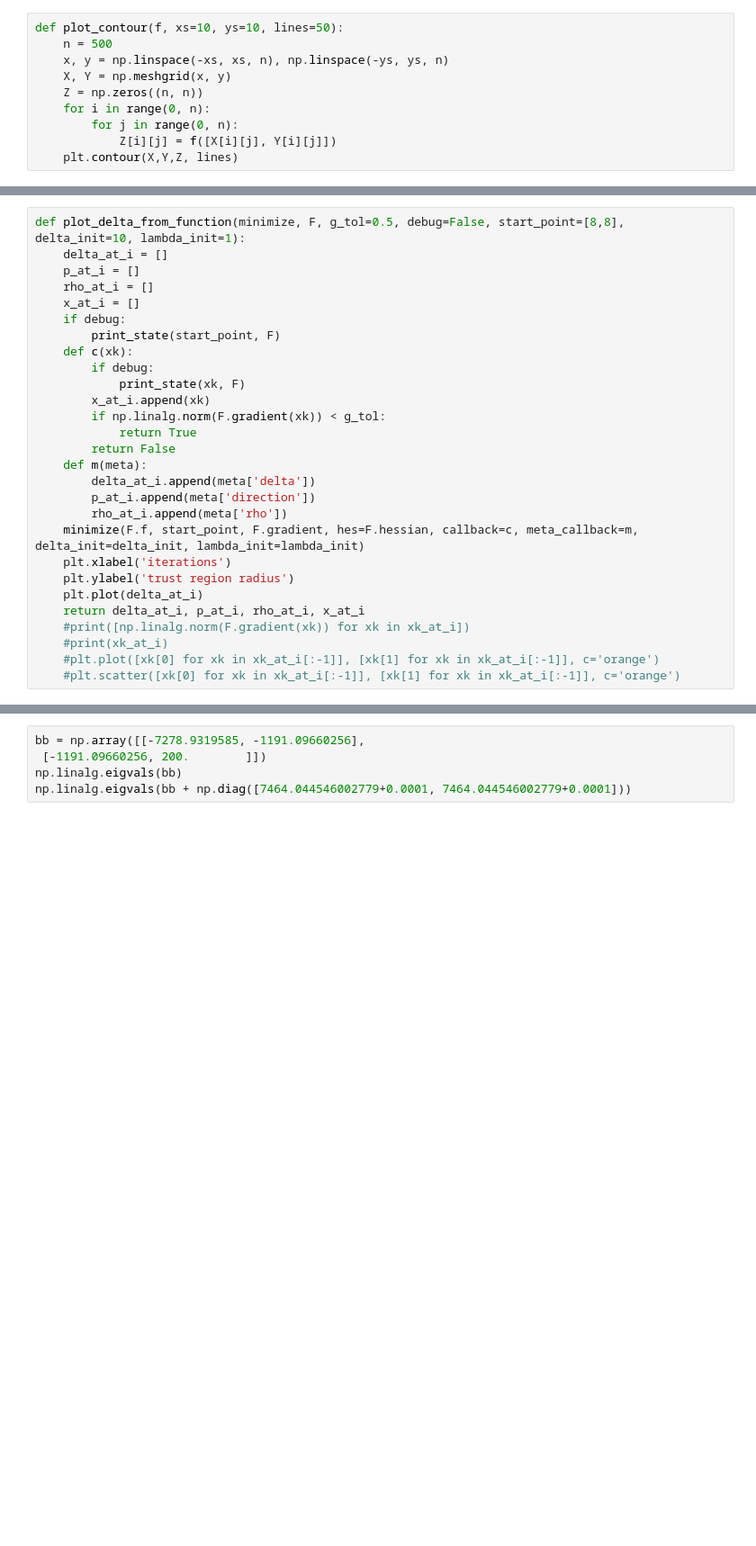
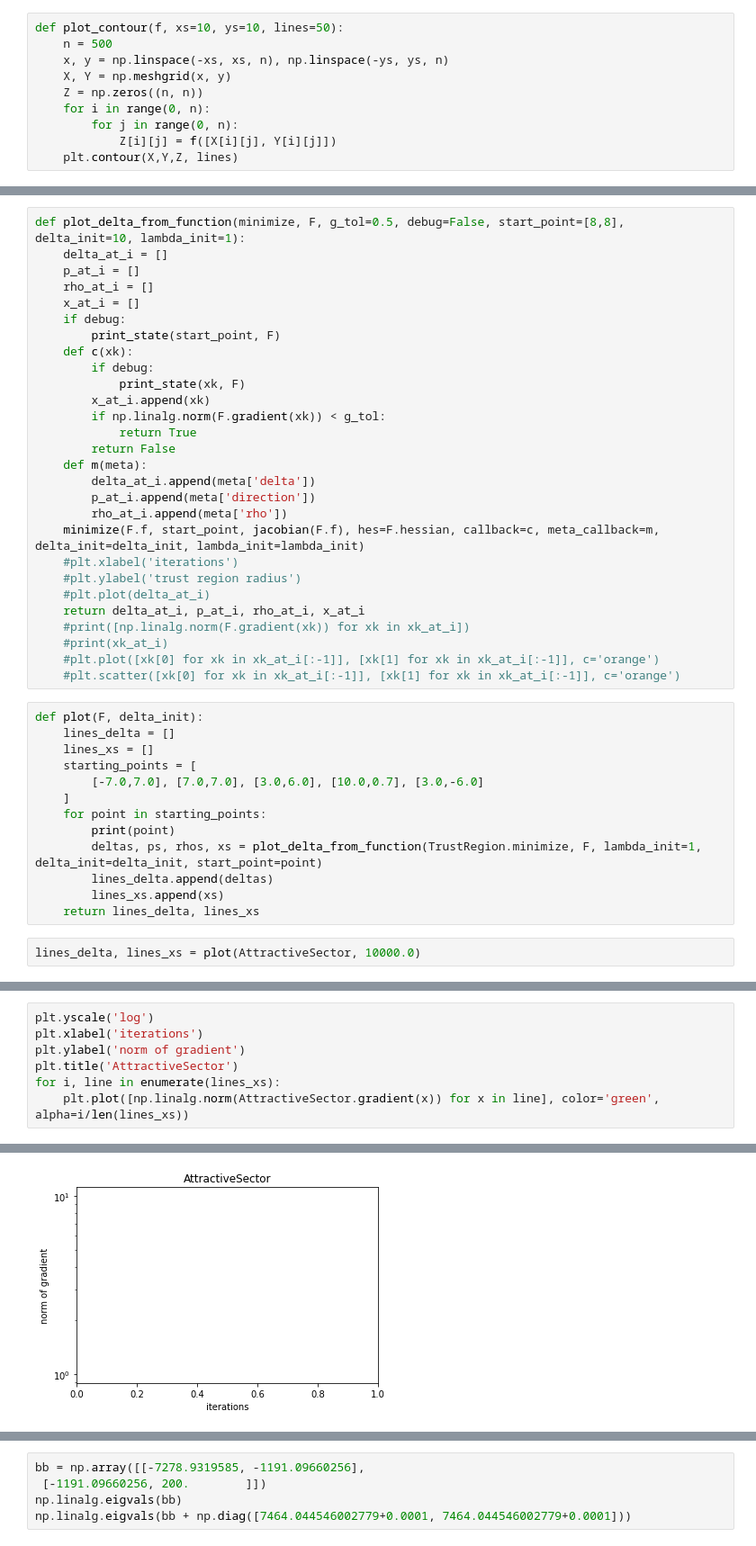
Before and after one commit to Snailed/no-2022-code, a Jupyter notebook: no-assignment-4.ipynb, the cells around one changed output, grey strips where cells are left out. Shown: that part at 90% size. Cells and saved outputs as stored; diff of their text form; blank space fills up the shorter version.

```diff
--- a/no-assignment-4.ipynb
+++ b/no-assignment-4.ipynb
@@ -75,12 +76,27 @@ def plot_delta_from_function(minimize, F, g_tol=0.5, debug=False, start_point=[8
         delta_at_i.append(meta['delta'])
         p_at_i.append(meta['direction'])
         rho_at_i.append(meta['rho'])
-    minimize(F.f, start_point, F.gradient, hes=F.hessian, callback=c, meta_callback=m, delta_init=delta_init, lambda_init=lambda_init)
-    plt.xlabel('iterations')
-    plt.ylabel('trust region radius')
-    plt.plot(delta_at_i)
+    minimize(F.f, start_point, jacobian(F.f), hes=F.hessian, callback=c, meta_callback=m, delta_init=delta_init, lambda_init=lambda_init)
+    #plt.xlabel('iterations')
+    #plt.ylabel('trust region radius')
+    #plt.plot(delta_at_i)
     return delta_at_i, p_at_i, rho_at_i, x_at_i
     #print([np.linalg.norm(F.gradient(xk)) for xk in xk_at_i])
     #print(xk_at_i)
     #plt.plot([xk[0] for xk in xk_at_i[:-1]], [xk[1] for xk in xk_at_i[:-1]], c='orange')
     #plt.scatter([xk[0] for xk in xk_at_i[:-1]], [xk[1] for xk in xk_at_i[:-1]], c='orange')
+# %%
+def plot(F, delta_init):
+    lines_delta = []
+    lines_xs = []
+    starting_points = [
+        [-7.0,7.0], [7.0,7.0], [3.0,6.0], [10.0,0.7], [3.0,-6.0]
+    ]
+    for point in starting_points:
+        print(point)
+        deltas, ps, rhos, xs = plot_delta_from_function(TrustRegion.minimize, F, lambda_init=1, delta_init=delta_init, start_point=point)
+        lines_delta.append(deltas)
+        lines_xs.append(xs)
+    return lines_delta, lines_xs
+# %%
+lines_delta, lines_xs = plot(AttractiveSector, 10000.0)
@@ -86,0 +105,8 @@ def plot_delta_from_function(minimize, F, g_tol=0.5, debug=False, start_point=[8
+# %%
+plt.yscale('log')
+plt.xlabel('iterations')
+plt.ylabel('norm of gradient')
+plt.title('AttractiveSector')
+for i, line in enumerate(lines_xs):
+    plt.plot([np.linalg.norm(AttractiveSector.gradient(x)) for x in line], color='green', alpha=i/len(lines_xs))
+# %% [output]
@@ -86,0 +114 @@ def plot_delta_from_function(minimize, F, g_tol=0.5, debug=False, start_point=[8
+[figure, added]
```
Also changed, not shown: parts of 20 cells of this notebook, 2 other files.
